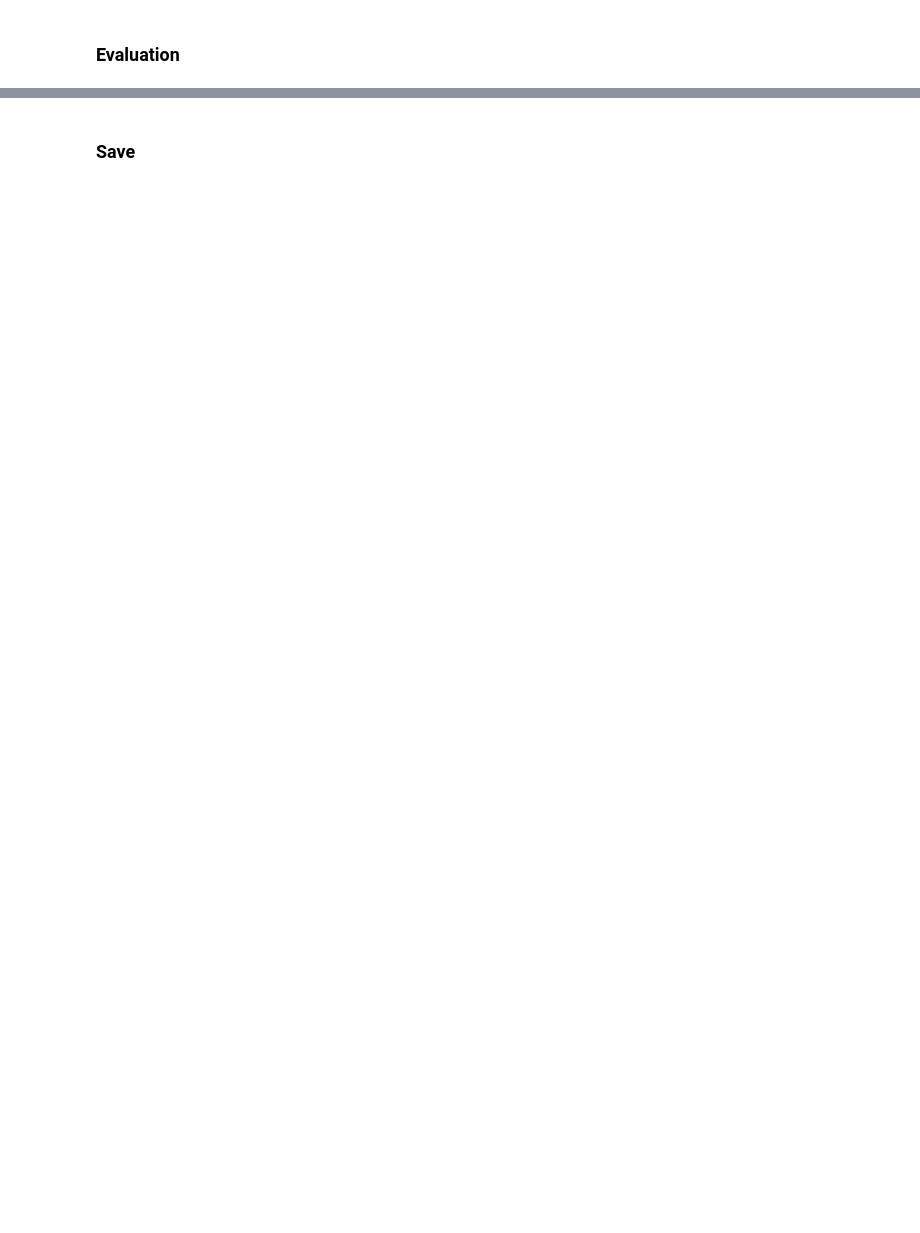
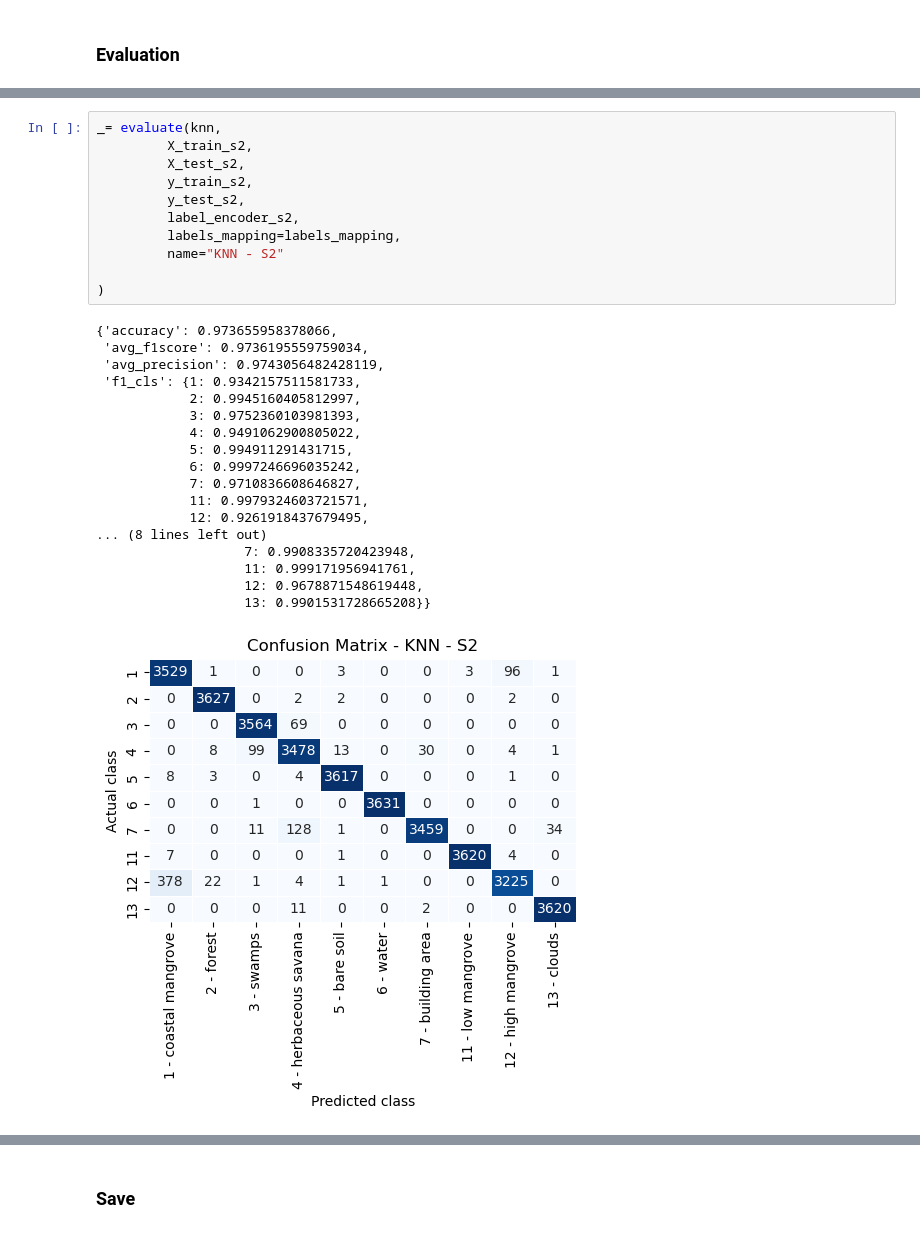
Before and after one commit to brustt/sentinel_classification, a Jupyter notebook: notebooks/3.b_train_sklearn.ipynb, the cells around one changed output, grey strips where cells are left out. Drawn from its saved outputs; the diff is of its cells as text; blank space fills up the shorter version.

```diff
--- a/notebooks/3.b_train_sklearn.ipynb
+++ b/notebooks/3.b_train_sklearn.ipynb
@@ -350,0 +318,30 @@ dtype: int64
+# %%
+_= evaluate(knn,
+         X_train_s2,
+         X_test_s2,
+         y_train_s2,
+         y_test_s2,
+         label_encoder_s2,
+         labels_mapping=labels_mapping,
+         name="KNN - S2"
+
+)
+# %% [output]
+{'accuracy': 0.973655958378066,
+ 'avg_f1score': 0.9736195559759034,
+ 'avg_precision': 0.9743056482428119,
+ 'f1_cls': {1: 0.9342157511581733,
+            2: 0.9945160405812997,
+            3: 0.9752360103981393,
+            4: 0.9491062900805022,
+            5: 0.994911291431715,
+            6: 0.9997246696035242,
+            7: 0.9710836608646827,
+            11: 0.9979324603721571,
+            12: 0.9261918437679495,
+... (8 lines left out)
+                   7: 0.9908335720423948,
+                   11: 0.999171956941761,
+                   12: 0.9678871548619448,
+                   13: 0.9901531728665208}}
+[figure, added]
```
Also changed, not shown: parts of 131 cells of this notebook, 10 other files.
